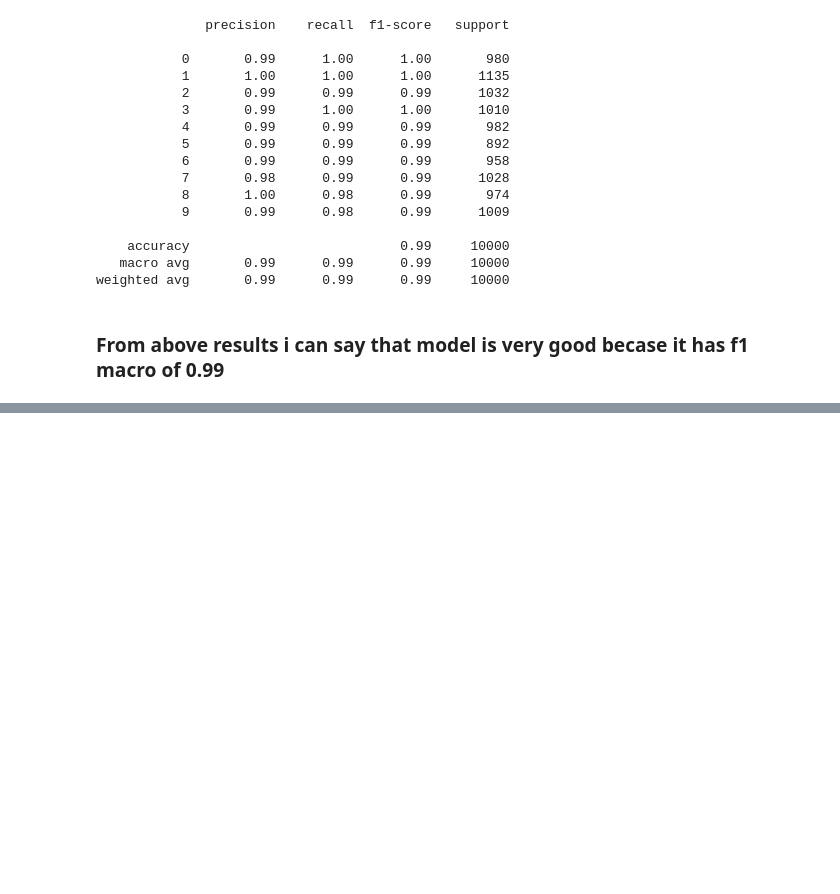
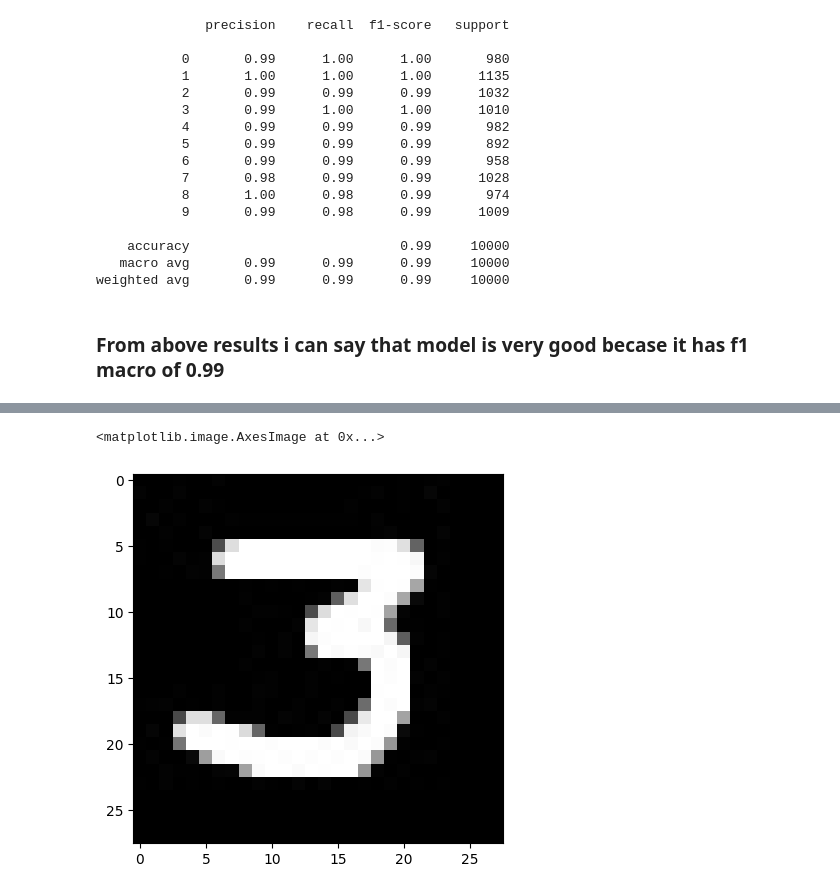
Before and after one commit to utkarshg1/Test1, a Jupyter notebook: Handwritten_Digit_Classification.ipynb, the cells around one changed output, grey strips where cells are left out. Cells and saved outputs as stored; diff of their text form; code cells hidden in the pictures; blank space fills up the shorter version.

```diff
--- a/Handwritten_Digit_Classification.ipynb
+++ b/Handwritten_Digit_Classification.ipynb
@@ -365,0 +370,3 @@ weighted avg       0.99      0.99      0.99     10000
+# %%
+xnew = cv2.imread("/content/Image3.jpg", cv2.IMREAD_GRAYSCALE)
+xnew
@@ -365,0 +391,5 @@ weighted avg       0.99      0.99      0.99     10000
+# %%
+plt.imshow(xnew, cmap="gray")
+# %% [output]
+<matplotlib.image.AxesImage at 0x...>
+[figure, added]
```
Also changed, not shown: parts of 14 cells of this notebook.
